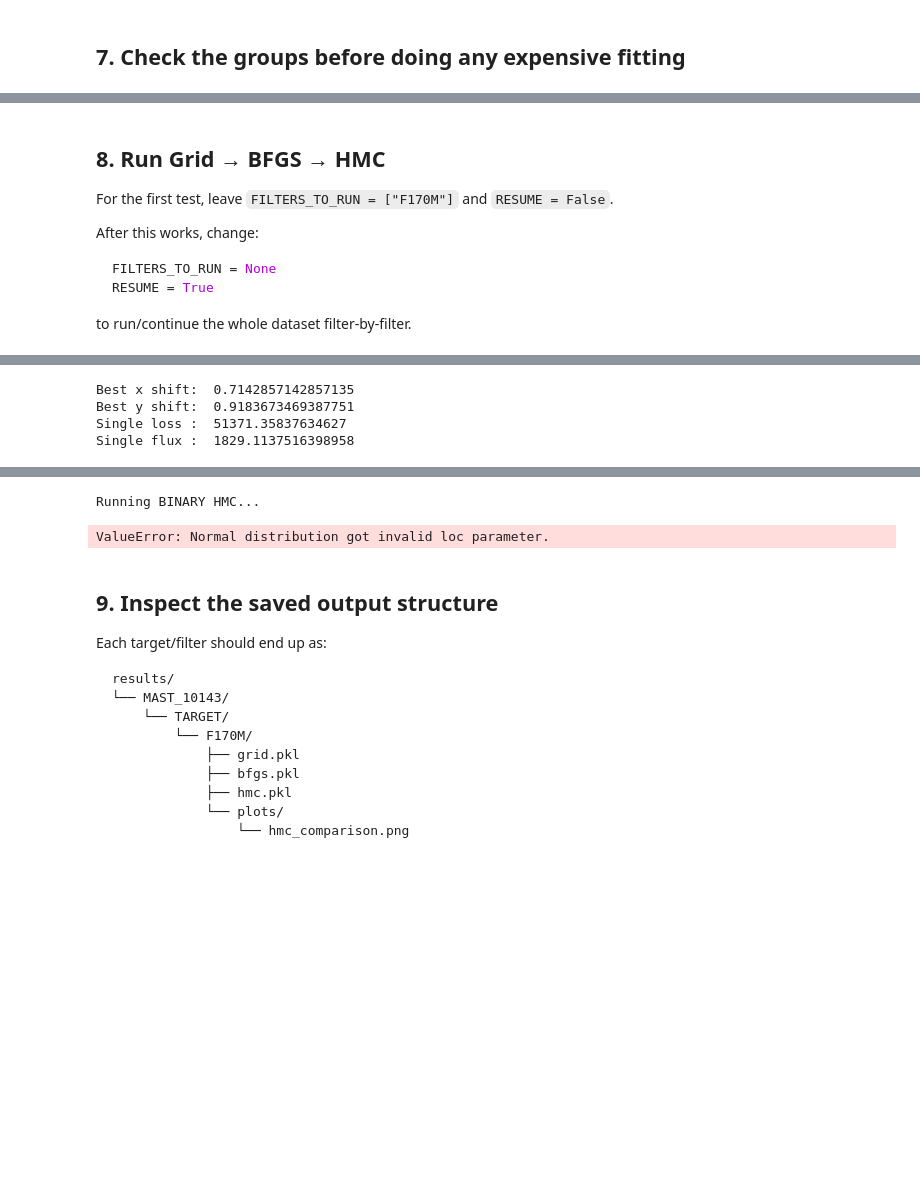
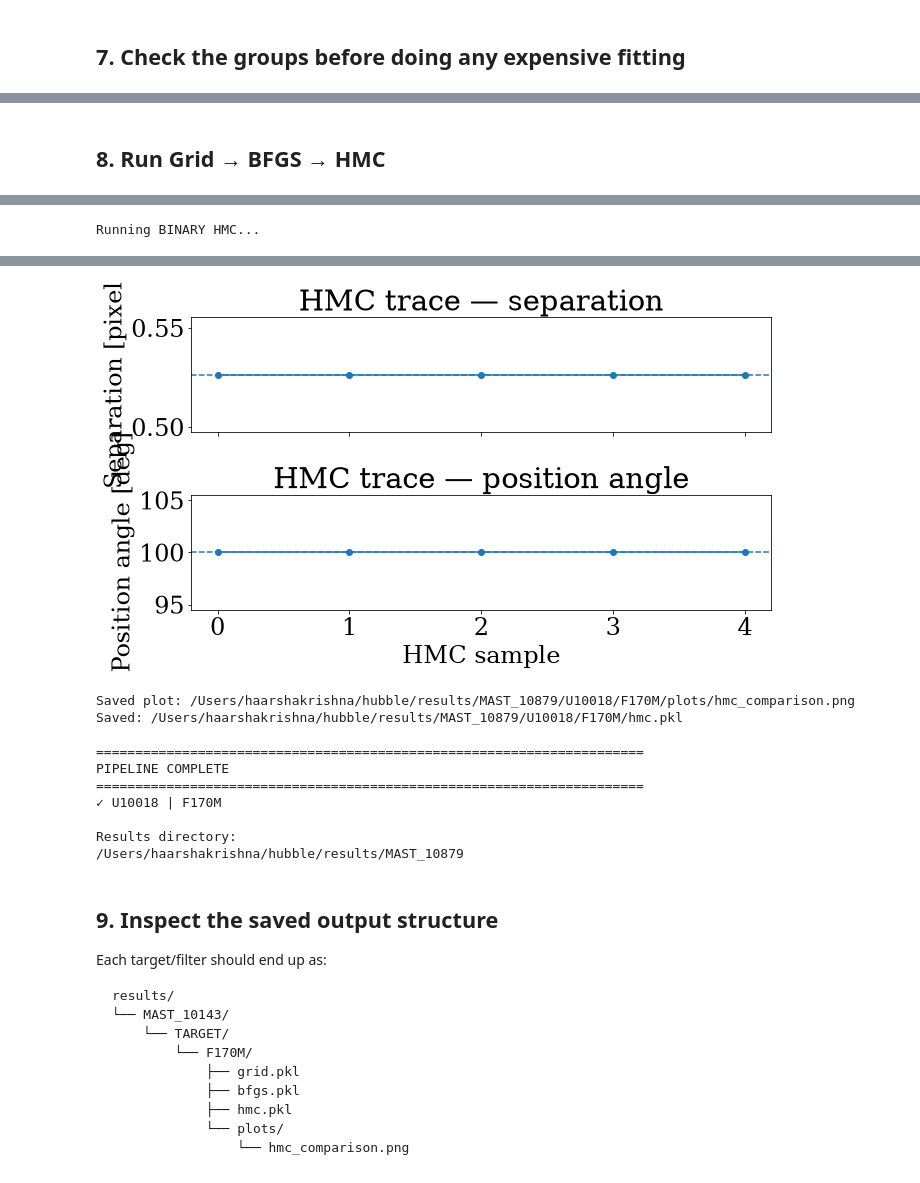
Before and after one commit to haarsha13/hubble, a Jupyter notebook: FOSE7902/run_pipeline.ipynb, the cells around one changed output, grey strips where cells are left out. Cells and saved outputs as stored; diff of their text form; code cells hidden in the pictures; blank space fills up the shorter version.

````diff
--- a/FOSE7902/run_pipeline.ipynb
+++ b/FOSE7902/run_pipeline.ipynb
@@ -539,24 +360,10 @@ U20976                         | F170M    | 2 exposure(s)
 # %% [markdown]
 ## 8. Run Grid → BFGS → HMC
-
-For the first test, leave `FILTERS_TO_RUN = ["F170M"]` and `RESUME = False`.
-
-After this works, change:
-```python
-FILTERS_TO_RUN = None
-RESUME = True
-```
-to run/continue the whole dataset filter-by-filter.
 # %%
 pipeline_results = {}
 
 
-def safe_name(value):
-    return (
-        str(value)
-        .replace(" ", "_")
-        .replace("/", "_")
-    )
+def safe_name(value): return ( str(value) .replace(" ", "_") .replace("/", "_") )
 
 
 for (target, filt), group in sorted(groups.items()):
@@ -571,36 +378,14 @@ for (target, filt), group in sorted(groups.items()):
     exposures_single = group["single"]
     exposures_binary = group["binary"]
 
-    group_dir = (
-        RESULTS_DIR
-        / safe_name(target)
-        / filt
-    )
-
-    group_dir.mkdir(
-        parents=True,
-        exist_ok=True
-    )
-
-    grid_path = (
-        group_dir
-        / "grid.pkl"
-    )
-
-    bfgs_path = (
-        group_dir
-        / "bfgs.pkl"
-    )
-
-    hmc_path = (
-        group_dir
-        / "hmc.pkl"
-    )
+    group_dir = ( RESULTS_DIR / safe_name(target) / filt )
+    group_dir.mkdir( parents=True, exist_ok=True )
+    grid_path = ( group_dir / "grid.pkl" )
+    bfgs_path = ( group_dir / "bfgs.pkl" )
+    hmc_path = ( group_dir / "hmc.pkl" )
 
 
-    # ========================================================
     # GRID
-    # ========================================================
 
     if RESUME and grid_path.exists():
 
@@ -631,9 +416,7 @@ for (target, filt), group in sorted(groups.items()):
         )
 
 
-    # ========================================================
     # BFGS
-    # ========================================================
 
     if RESUME and bfgs_path.exists():
 
@@ -663,9 +446,7 @@ for (target, filt), group in sorted(groups.items()):
         )
 
 
-    # ========================================================
     # HMC
-    # ========================================================
 
     if RESUME and hmc_path.exists():
 
@@ -702,13 +483,7 @@ for (target, filt), group in sorted(groups.items()):
         )
 
 
-    pipeline_results[
-        (target, filt)
-    ] = {
-        "grid": grid_output,
-        "bfgs": bfgs_output,
-        "hmc": hmc_output,
-    }
+    pipeline_results[ (target, filt) ] = { "grid": grid_output, "bfgs": bfgs_output, "hmc": hmc_output, }
 
 
 print()
@@ -735,4 +517 @@ FILTER: F170M
-Best x shift:  0.7142857142857135
-Best y shift:  0.9183673469387751
-Single loss :  51371.35837634627
-Single flux :  1829.1137516398958
+Running BINARY HMC...
@@ -756,5 +535,14 @@ Running SINGLE HMC...
+[figure, added]
-Running BINARY HMC...
+Saved plot: /Users/haarshakrishna/hubble/results/MAST_10879/U10018/F170M/plots/hmc_comparison.png
+Saved: /Users/haarshakrishna/hubble/results/MAST_10879/U10018/F170M/hmc.pkl
+
+======================================================================
+PIPELINE COMPLETE
+======================================================================
+✓ U10018 | F170M
+
+Results directory:
+/Users/haarshakrishna/hubble/results/MAST_10879
-ValueError: Normal distribution got invalid loc parameter.
 # %% [markdown]
 ## 9. Inspect the saved output structure
 
````
Also changed, not shown: parts of 10 cells of this notebook.
